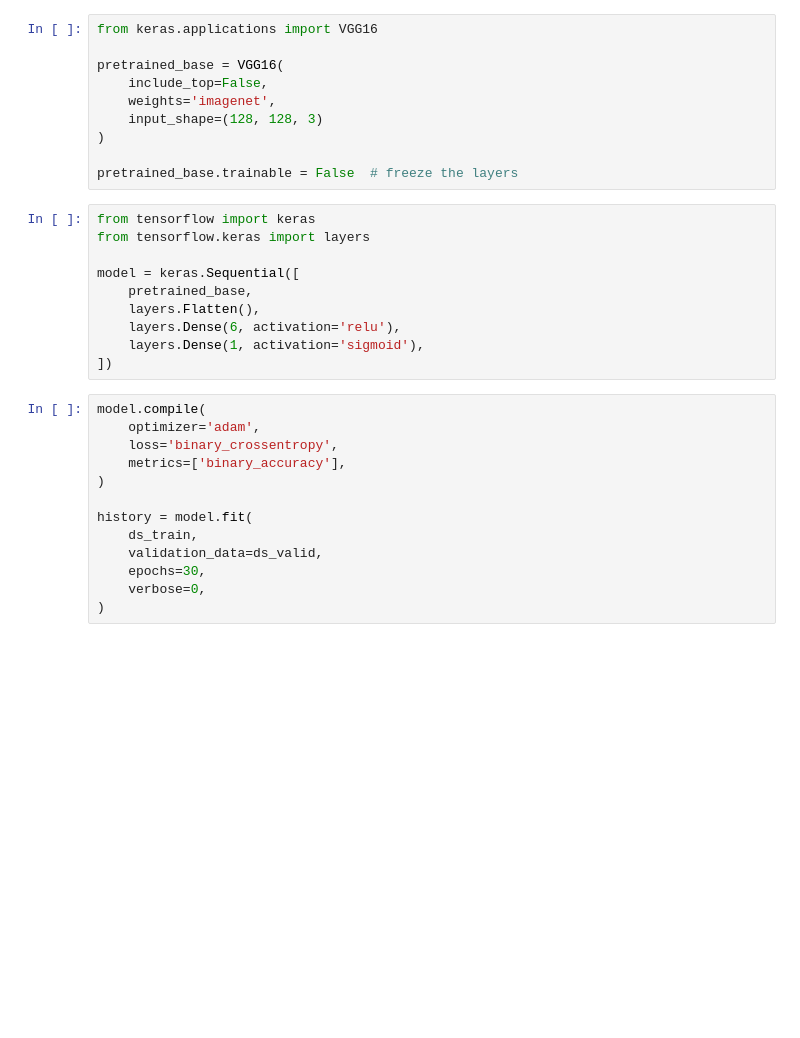
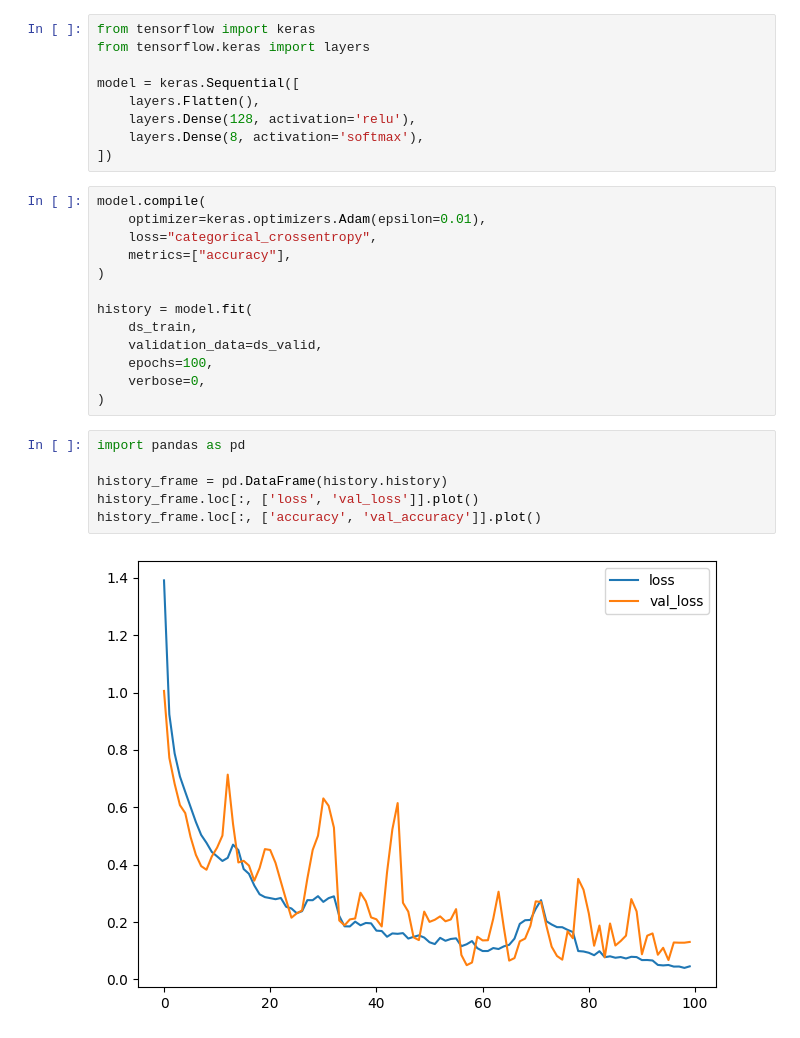
Before and after one commit to lanzaj/Leaffliction, a Jupyter notebook: src/test.ipynb, the cells around one changed output. Drawn from its saved outputs; the diff is of its cells as text; blank space fills up the shorter version.

Commit message:
edit training technique, stop using pretrained model

```diff
--- a/src/test.ipynb
+++ b/src/test.ipynb
@@ -77,33 +89,30 @@ Found 5051 files belonging to 2 classes.
-# %%
-from keras.applications import VGG16
-
-pretrained_base = VGG16(
-    include_top=False,
-    weights='imagenet',
-    input_shape=(128, 128, 3)
-)
-
-pretrained_base.trainable = False  # freeze the layers
 # %%
 from tensorflow import keras
 from tensorflow.keras import layers
 
 model = keras.Sequential([
-    pretrained_base,
     layers.Flatten(),
-    layers.Dense(6, activation='relu'),
-    layers.Dense(1, activation='sigmoid'),
+    layers.Dense(128, activation='relu'),
+    layers.Dense(8, activation='softmax'),
 ])
 # %%
 model.compile(
-    optimizer='adam',
-    loss='binary_crossentropy',
-    metrics=['binary_accuracy'],
+    optimizer=keras.optimizers.Adam(epsilon=0.01),
+    loss="categorical_crossentropy",
+    metrics=["accuracy"],
 )
 
 history = model.fit(
     ds_train,
     validation_data=ds_valid,
-    epochs=30,
+    epochs=100,
     verbose=0,
 )
+# %%
+import pandas as pd
+
+history_frame = pd.DataFrame(history.history)
+history_frame.loc[:, ['loss', 'val_loss']].plot()
+history_frame.loc[:, ['accuracy', 'val_accuracy']].plot()
+# %% [output]
+[figure, added]
```
Also changed, not shown: parts of 5 cells of this notebook, 2 other files.
